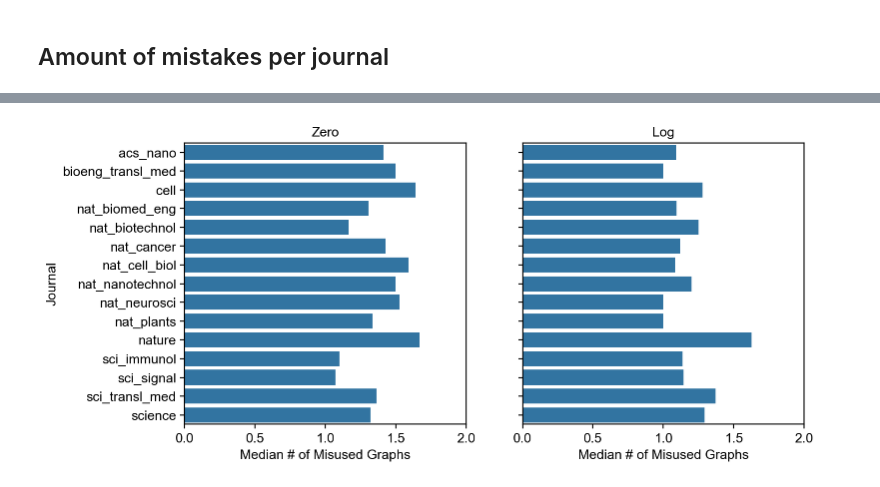
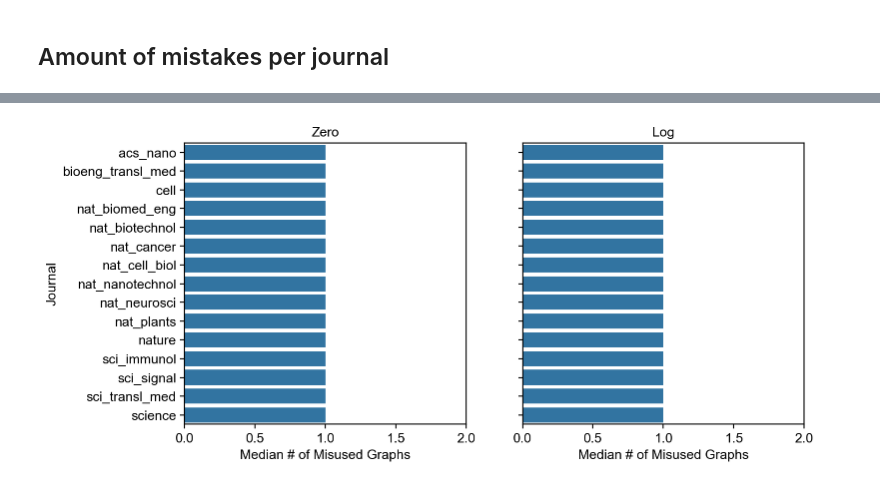
Before and after one commit to tengjuilin/misused-bar-graphs, a Jupyter notebook: bar-graph-classification.ipynb, the cells around one changed output, grey strips where cells are left out. Cells and saved outputs as stored; diff of their text form; code cells hidden in the pictures.

```diff
--- a/bar-graph-classification.ipynb
+++ b/bar-graph-classification.ipynb
@@ -37,0 +74,8 @@ article_df
+# %%
+# temporarily remove total for sorting
+articles_stat_total_series = articles_stat_df.loc[TOTAL_LABEL, :]
+articles_stat_df = articles_stat_df.drop(TOTAL_LABEL)
+# %%
+articles_stat_df = articles_stat_df.sort_values(PERCENT_ARTICLES_INCORRECT_BAR_GRAPH_LABEL, ascending=False)
+articles_stat_df.loc[TOTAL_LABEL, :] = articles_stat_total_series
+articles_stat_df
@@ -38,19 +101,19 @@ article_df
 # %%
 # extract sub-df for plotting
-percent_bar_df = article_df.loc[:, [
-    'Percentage of articles with bar graphs',
-    'Percentage of articles without bar graphs',
+percent_bar_df = articles_stat_df.loc[:, [
+    PERCENT_ARTICLES_WITH_BAR_GRAPH_LABEL,
+    PERCENT_ARTICLES_WITHOUT_BAR_GRAPH_LABEL,
 ]]
-percent_bar_correct_df = article_df.loc[:, [
-    'Percentage of articles with incorrect bar graphs',
-    'Percentage of articles with correct bar graphs',
+percent_bar_correct_df = articles_stat_df.loc[:, [
+    PERCENT_ARTICLES_INCORRECT_BAR_GRAPH_LABEL,
+    PERCENT_ARTICLES_CORRECT_BAR_GRAPH_LABEL,
 ]]
-percent_bar_incorrect_df = article_df.loc[:, [
-    'Percentage of articles with nonzero bar graph y-min',
-    'Percentage of articles with logarithmic bar graph y axis',
-    'Percentage of articles with other bar graph misrepresentations',
+percent_bar_incorrect_df = articles_stat_df.loc[:, [
+    PERCENT_ARTICLES_ZERO_PROBLEM_LABEL,
+    PERCENT_ARTICLES_LOG_PROBLEM_LABEL,
+    PERCENT_ARTICLES_OTHER_PROBLEM_LABEL,
 ]]
-total_articles_series = article_df.loc[:, 'Total number of articles']
+total_articles_series = articles_stat_df.loc[:, NUM_ARTICLES_LABEL]
 # %%
 # mutually exclusive categories
 # percentage based on number of all articles
@@ -370,7 +419,6 @@ sns.boxplot(
     color='w',
     linecolor='k',
     width=0.5,
-    # showfliers=False,
 )
 sns.boxplot(
     mistake_count_df[mistake_count_df['Mistake'] == 'log'],
@@ -380,13 +428,12 @@ sns.boxplot(
     color='w',
     linecolor='k',
     width=0.5,
-    # showfliers=False,
 )
 axs[0].set_title('Zero')
 axs[1].set_title('Log')
 for i in range(2):
     axs[i].set_box_aspect(1)
-    # axs[i].set_xlim(0, 4)
+    axs[i].set_xlim(0)
     axs[i].set_xlabel('# of Misused Graphs')
 plt.tight_layout()
 # %% [output]
@@ -414,22 +441,22 @@ mistake_count_df.loc[mistake_count_df['Mistake'] == 'log'].groupby('Journal').ag
 # %%
 fig, axs = plt.subplots(1, 2, figsize=(10, 5), sharex=True, sharey=True)
 sns.barplot(
-    mistake_count_df.loc[mistake_count_df['Mistake'] == 'zero'].groupby('Journal').agg({'Count': 'mean'}).reset_index(),
+    mistake_count_df.loc[mistake_count_df['Mistake'] == 'zero'].groupby('Journal').agg({'Count': 'median'}).reset_index(),
     y='Journal',
     x='Count',
     ax=axs[0],
 )
 sns.barplot(
-    mistake_count_df.loc[mistake_count_df['Mistake'] == 'log'].groupby('Journal').agg({'Count': 'mean'}).reset_index(),
+    mistake_count_df.loc[mistake_count_df['Mistake'] == 'log'].groupby('Journal').agg({'Count': 'median'}).reset_index(),
     y='Journal',
     x='Count',
     ax=axs[1],
 )
 axs[0].set_title('Zero')
 axs[1].set_title('Log')
 for i in range(2):
     axs[i].set_box_aspect(1)
     axs[i].set_xlim(0, 2)
     axs[i].set_xlabel('Median # of Misused Graphs')
 # %% [output]
-[figure, old version]
+[figure, new version]
```
Also changed, not shown: parts of 40 cells of this notebook, 5 other files.
